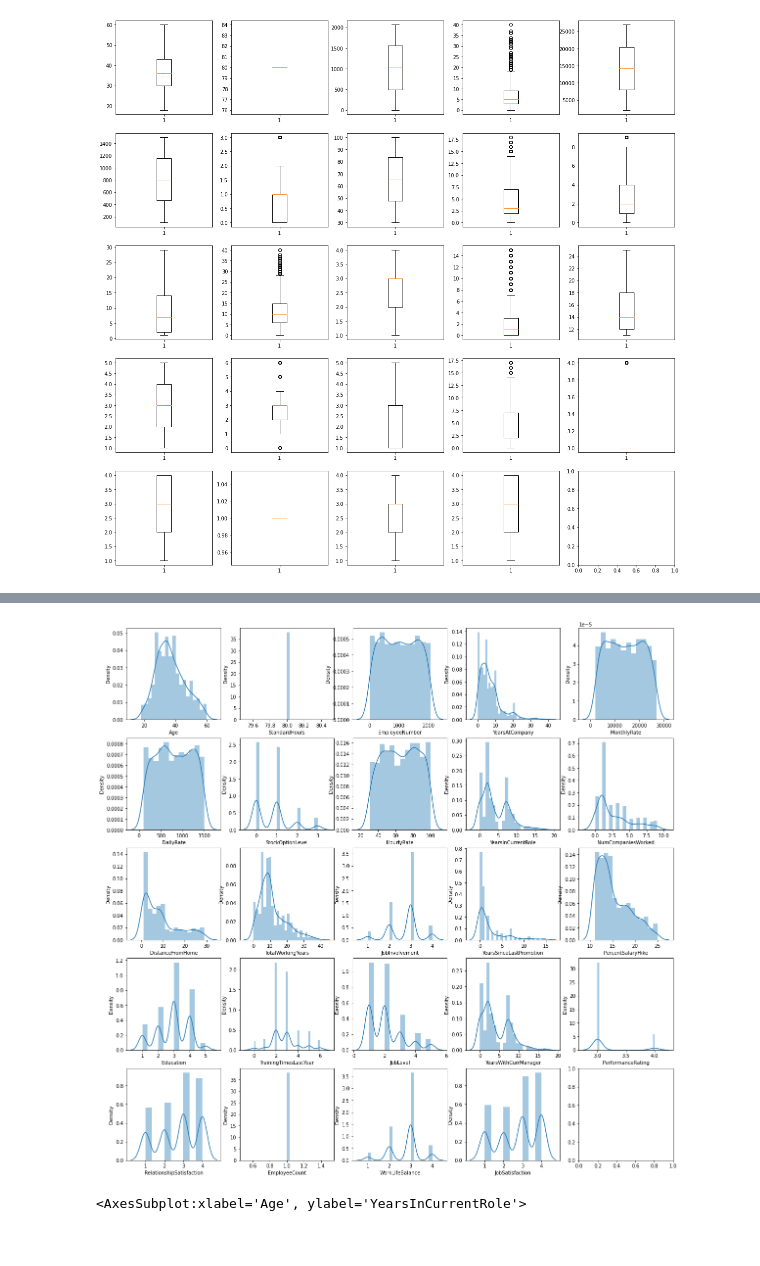
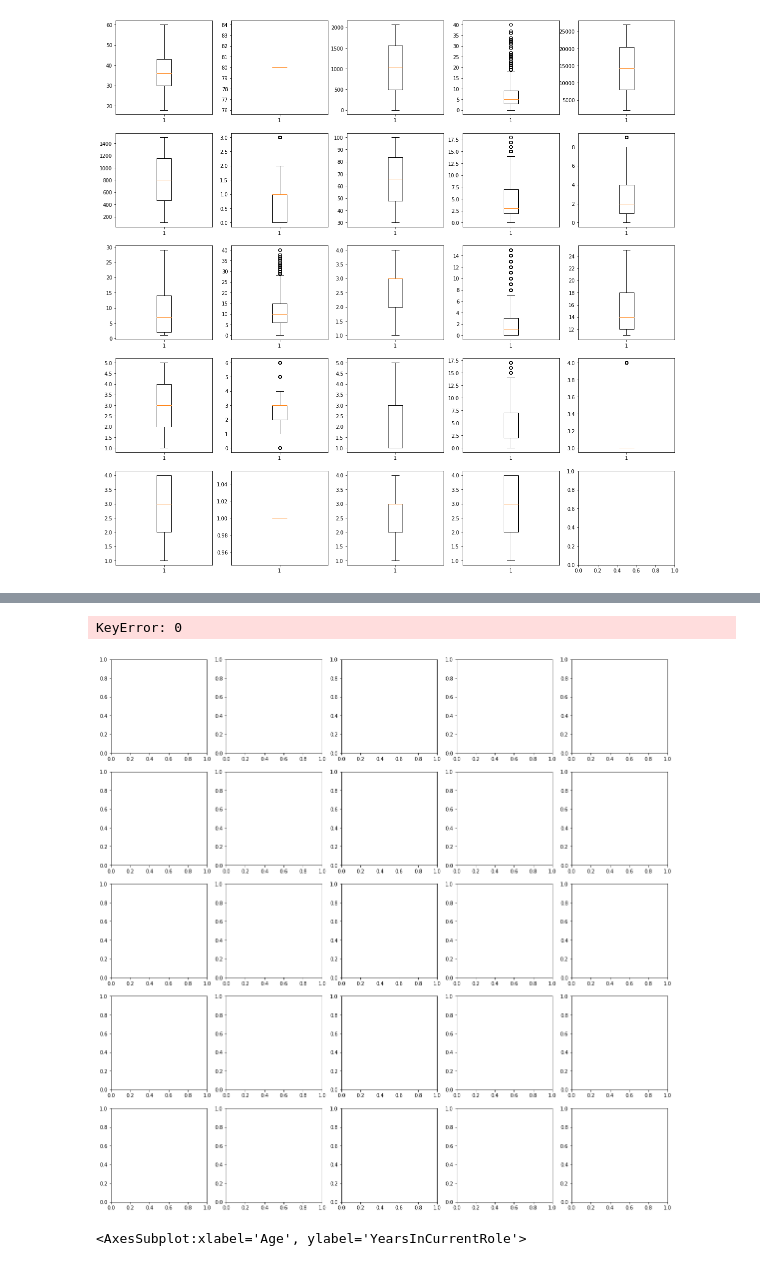
Before and after one commit to super-cinnamon/Projet_DM, a Jupyter notebook: projet.ipynb, the cells around one changed output, grey strips where cells are left out. Saved outputs shown, nothing was run; the diff lists cells and outputs as text; code cells hidden in the pictures.

```diff
--- a/projet.ipynb
+++ b/projet.ipynb
@@ -314,13 +336,15 @@ warnings.filterwarnings('ignore')
 # %%
 fig, axs = plt.subplots(5,5, figsize= (20,20))
 i = j = 0
-for column in data:
-    sns.distplot(data[column],ax=axs[i][j])
+for column in df:
+    #sns.distplot(df[column],ax=axs[i][j], kde = True)
+    sns.histplot(data[i], bins = 10,kde=True)
     i = (i+1)%5
     if i % 4 == 0:
         j = (j+1)%5
 # %% [output]
+KeyError: 0
-[figure, old version]
+[figure, new version]
 # %%
 sns.scatterplot(data.Age, data.YearsInCurrentRole)
 # %% [output]
```
Also changed, not shown: parts of 2 cells of this notebook, 10 other files.
